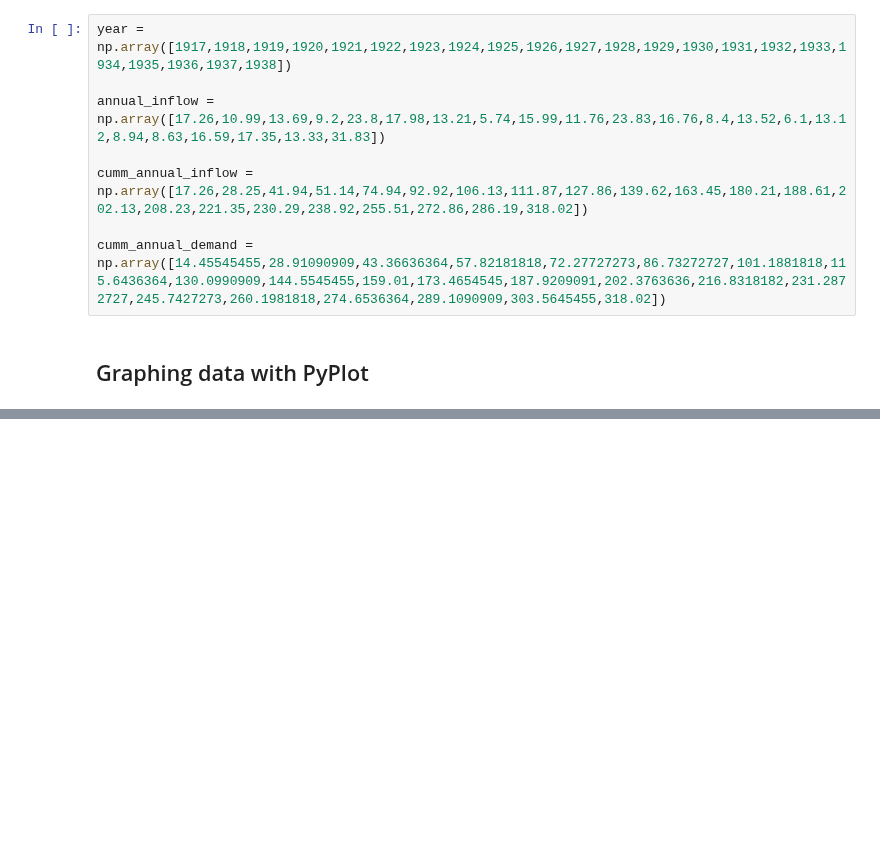
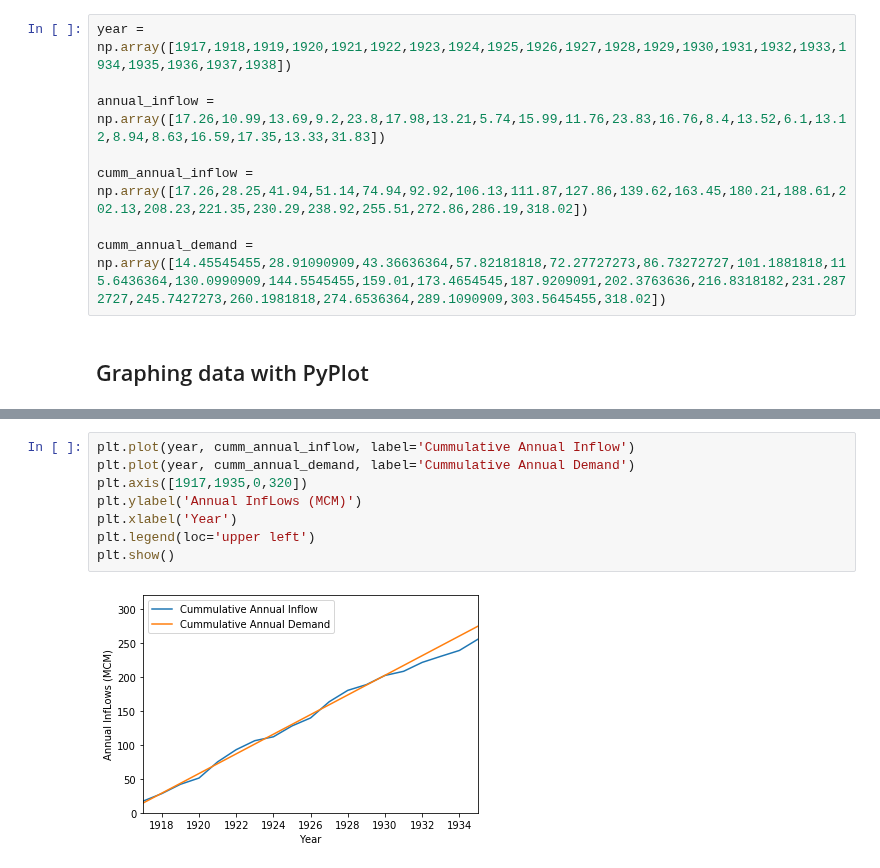
Before and after one commit to austinkinnrubin/ce114, a Jupyter notebook: CE114.ipynb, the cells around one changed output, grey strips where cells are left out. Saved outputs shown, nothing was run; the diff lists cells and outputs as text; blank space fills up the shorter version.

```diff
--- a/CE114.ipynb
+++ b/CE114.ipynb
@@ -54,0 +50,10 @@ print(mean)
+# %%
+plt.plot(year, cumm_annual_inflow, label='Cummulative Annual Inflow')
+plt.plot(year, cumm_annual_demand, label='Cummulative Annual Demand')
+plt.axis([1917,1935,0,320])
+plt.ylabel('Annual InfLows (MCM)')
+plt.xlabel('Year')
+plt.legend(loc='upper left')
+plt.show()
+# %% [output]
+[figure, added]
```
Also changed, not shown: parts of 4 cells of this notebook.
